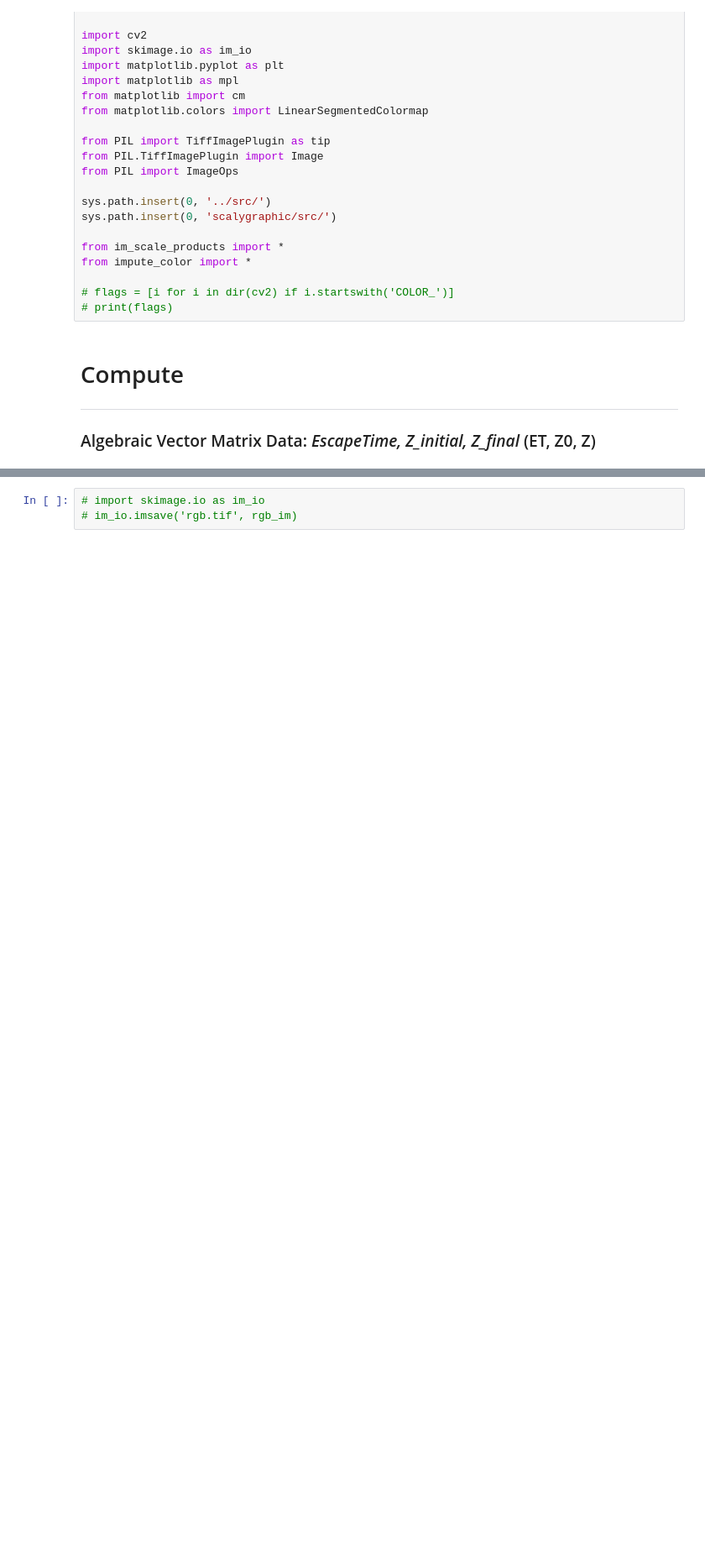
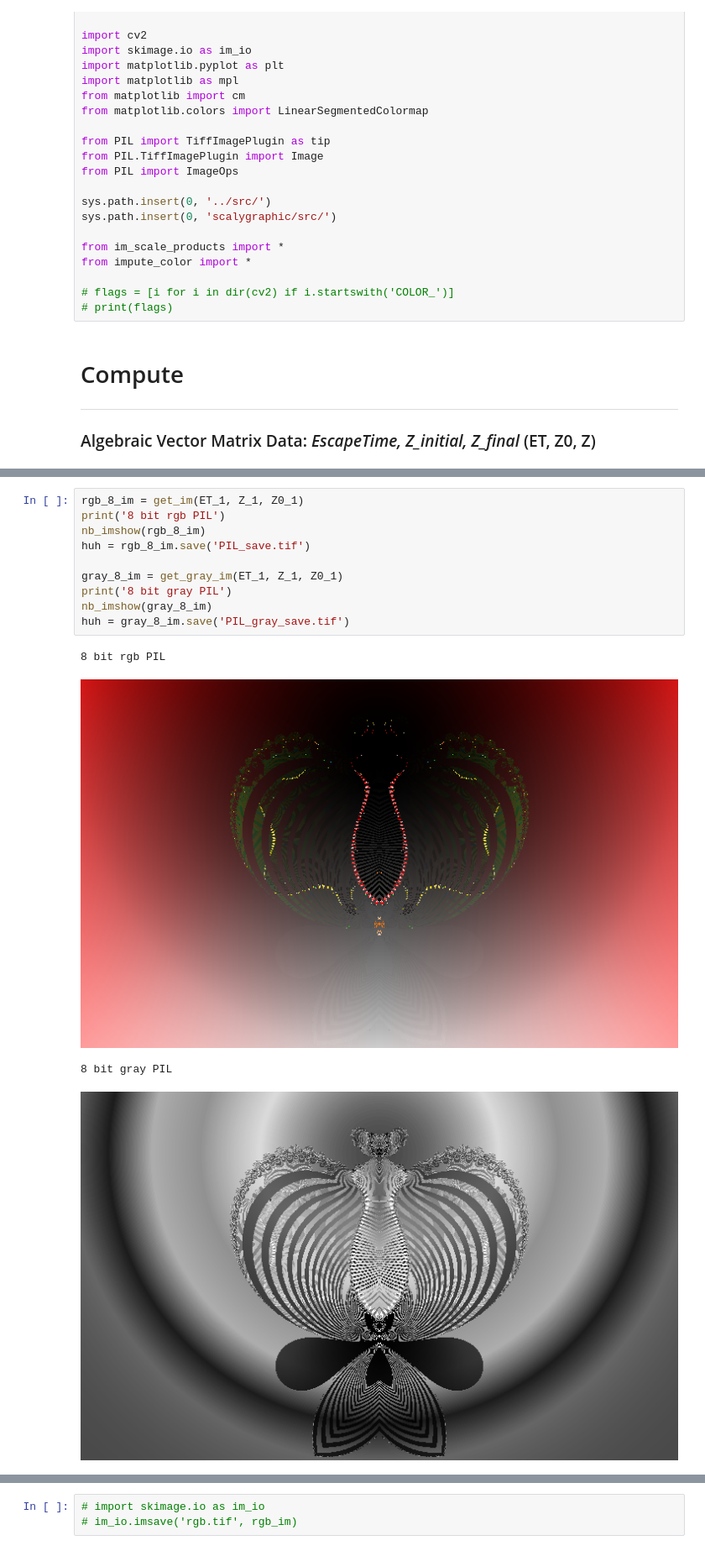
Before and after one commit to dlanier/scalygraphic, a Jupyter notebook: doc_code/Bitty_Wit_Display_Save_Whatever.ipynb, the cells around one changed output, grey strips where cells are left out. Shown at 84% size. Drawn from its saved outputs; the diff is of its cells as text; blank space fills up the shorter version.

```diff
--- a/doc_code/Bitty_Wit_Display_Save_Whatever.ipynb
+++ b/doc_code/Bitty_Wit_Display_Save_Whatever.ipynb
@@ -196,0 +122,15 @@ NoneType
+# %%
+rgb_8_im = get_im(ET_1, Z_1, Z0_1)
+print('8 bit rgb PIL')
+nb_imshow(rgb_8_im)
+huh = rgb_8_im.save('PIL_save.tif')
+
+gray_8_im = get_gray_im(ET_1, Z_1, Z0_1)
+print('8 bit gray PIL')
+nb_imshow(gray_8_im)
+huh = gray_8_im.save('PIL_gray_save.tif')
+# %% [output]
+8 bit rgb PIL
+[figure, added]
+8 bit gray PIL
+[figure, added]
```
Also changed, not shown: parts of 15 cells of this notebook, 1 other file.
